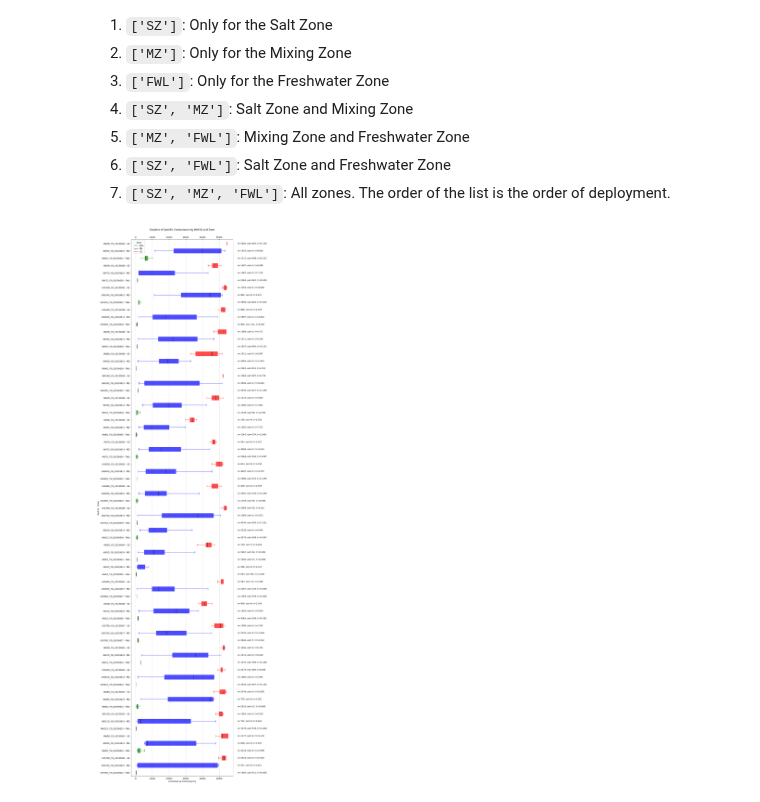
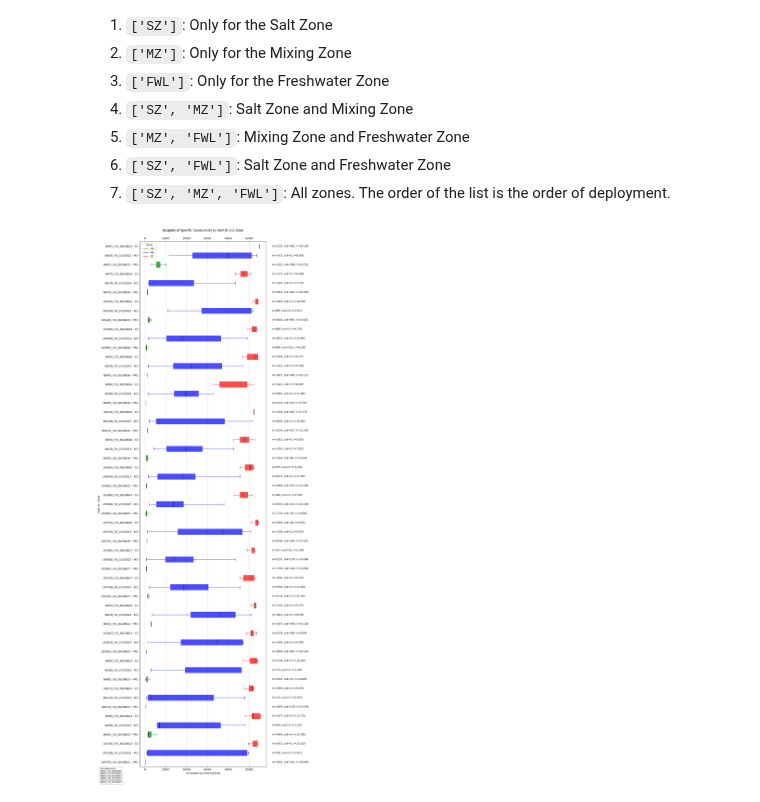
Before and after one commit to androsresearch/freshwater_lens, a Jupyter notebook: notebooks/stats_zones.ipynb, the cells around one changed output. Saved outputs shown, nothing was run; the diff lists cells and outputs as text; code cells hidden in the pictures.

Commit message:
feat(stats_zones) Actualización del notebook para incluir validación de perfiles basada en la conductividad eléctrica máxima Closes: #26

```diff
--- a/notebooks/stats_zones.ipynb
+++ b/notebooks/stats_zones.ipynb
@@ -132,6 +172,10 @@ def filter_rowdy_data(path_data, df_dgh):
 # %%
-zones = filter_rowdy_data(f'{root}/data/rawdy',
-                          df_dgh=df_dgh)
+zones, excluded_wells = filter_rowdy_data(
+                        f'{root}/data/rawdy',
+                        df_dgh=df_dgh,
+                        seawater_ec=55600, # uS/cm
+                        tolerance=0.1 # 10%
+            )
 
-zones
+excluded_wells
 # %% [output]
@@ -257,7 +339,8 @@ def generate_zone_boxplots(
     enable_minor_ticks: bool = False,
     draw_vertical_line: bool = False,
     vertical_line_value: float = None,
-    figsize: Tuple[int, int] = None
+    figsize: Tuple[int, int] = None,
+    excluded_profiles: Optional[Dict[str, Dict[str, str]]] = None
 ) -> Tuple[plt.Figure, plt.Axes]:
     """
     Generates horizontal boxplots for specific conductivity by ID and zone.
@@ -280,6 +363,7 @@ def generate_zone_boxplots(
         draw_vertical_line: If True, draws vertical dotted line
         vertical_line_value: X value for vertical line (only if draw_vertical_line is True)
         figsize: Custom figure size (width, height)
+        excluded_profiles: Dictionary of profiles to exclude from the plot
 
     Returns:
         Figure and Axes objects from Matplotlib
@@ -295,7 +379,16 @@ def generate_zone_boxplots(
     # Collect data in list of tuples (id, zone, values)
     plot_data = []
     for id_val, zones_dict in filtered_results.items():
+        # Skip excluded profiles
+        if excluded_profiles and id_val in excluded_profiles:
+            continue
+
         for zone, data in zones_dict.items():
+            # Skip excluded zones for this profile
+            if (excluded_profiles and id_val in excluded_profiles and
+                zone in excluded_profiles[id_val]):
+                continue
+
             if data.shape[0] > 0:
                 values = data[:, 1]  # Column 1 contains conductivity values
                 # Calculate thickness (last depth - first depth)
@@ -422,6 +515,13 @@ def generate_zone_boxplots(
         title="Zone"
     )
 
+    if excluded_profiles:
+        excluded_ids = list(excluded_profiles.keys())
+        excluded_text = "Excluded wells:\n" + "\n".join(excluded_ids)
+        # Colocar la anotación en la esquina inferior izquierda
+        plt.figtext(0.025, -0.01, excluded_text, fontsize=8,
+                   bbox=dict(facecolor='white', alpha=0.7, edgecolor='gray'))
+
     fig.tight_layout()
 
     return fig, ax
@@ -474,15 +574,15 @@ order_plot = [
 # %%
 fig, ax = generate_zone_boxplots(filtered_results=zones,
                             zones_to_show=['SZ', 'MZ', 'FWL'],
                             show_outliers=False,
                             order=order_plot,
                             # enable_minor_ticks=True
                             mirror_top_axis=True,
                             legend_x=0.01,
-                            legend_y=1.0
-                            # figsize=(12, 12)
+                            legend_y=1.0,
+                            excluded_profiles=excluded_wells
                             )
 
 fig.show()
 # %% [output]
-[figure, old version]
+[figure, new version]
```
Also changed, not shown: parts of 5 cells of this notebook.
